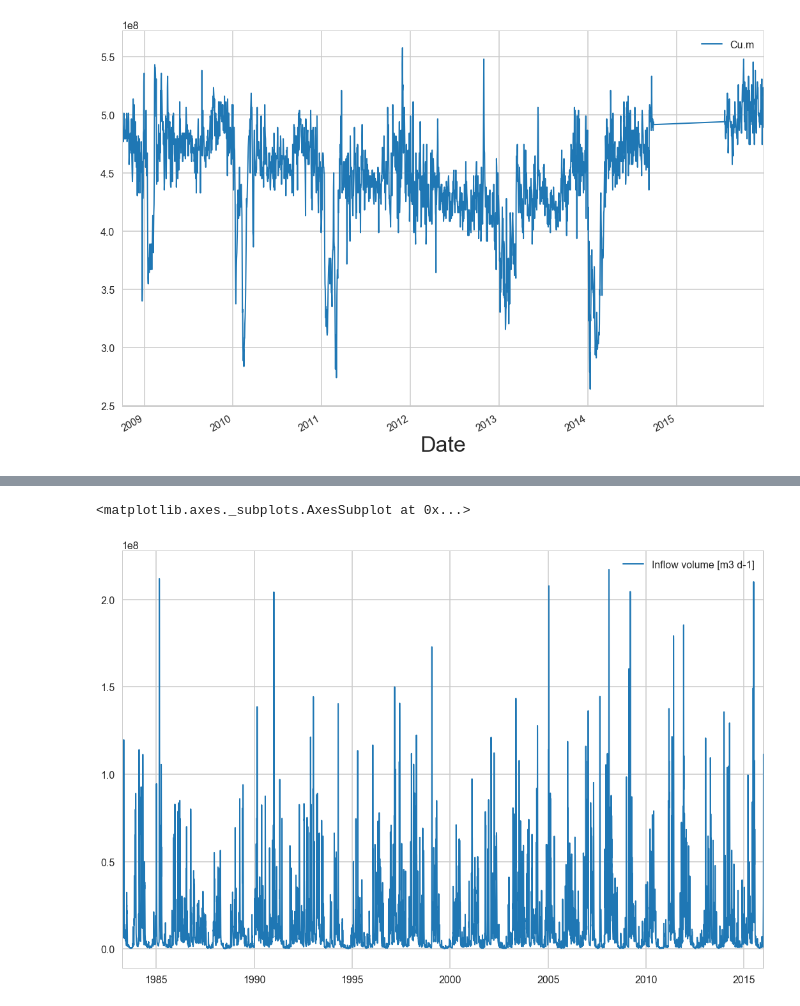
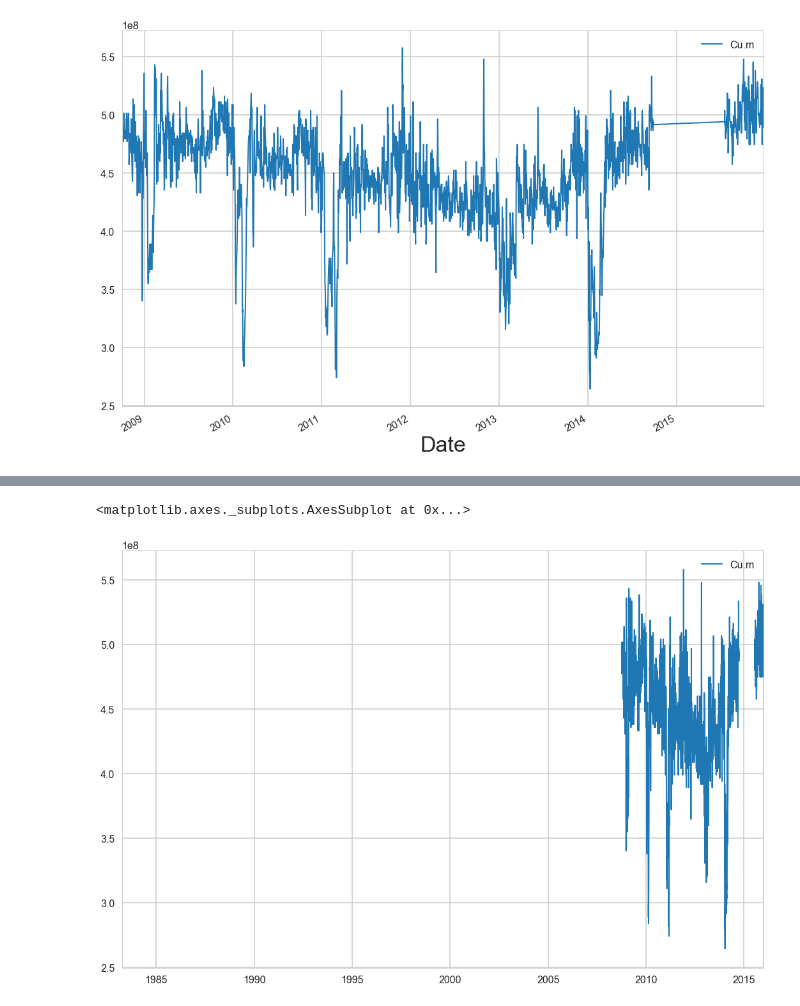
Before and after one commit to pycckuu/Great-Lakes-Data, a Jupyter notebook: post_proc_scripts/weather_input_mylake/River inputs.ipynb, the cells around one changed output, grey strips where cells are left out. Saved outputs shown, nothing was run; the diff lists cells and outputs as text; code cells hidden in the pictures.

```diff
--- a/post_proc_scripts/weather_input_mylake/River inputs.ipynb
+++ b/post_proc_scripts/weather_input_mylake/River inputs.ipynb
@@ -35,6 +46,7 @@ df = df[pd.to_numeric(df['Discharge, cu feet per s'].notnull(), errors='coerce')
 # df=df.astype(float,  errors='ignore')
 # df=df[pd.to_numeric(df['Year'].notnull(), errors='coerce')]
 # %%
-df['Date'] = df.apply(lambda x:datetime.strptime("{0} 00:00:00".format(x['Date']), " %Y-%m-%d %H:%M:%S"),axis=1)
+df['Date'] = df.apply(lambda x:datetime.strptime("{0}".format(x['Date']), "%Y-%m-%d %H:%M:%S"),axis=1)
+mdf['Date'] = mdf.apply(lambda x:datetime.strptime("{0} 00:00:00".format(x[' datetime']), " %Y-%m-%d %H:%M:%S"),axis=1)
 # %%
 df['Cu.m'] = df['Discharge, cu feet per s']*0.0283168*60*60*24
@@ -58,7 +93,7 @@ x2= pd.date_range('1983-04-01','2015-12-31',freq='D')
 # %%
 df=df.reindex(x2)
 # %%
-df.plot(y='Inflow volume [m3 d-1]')
+df.plot(y='Cu.m')
 # %% [output]
 <matplotlib.axes._subplots.AxesSubplot at 0x...>
-[figure, old version]
+[figure, new version]
```
Also changed, not shown: parts of 23 cells of this notebook, 14 other files.
